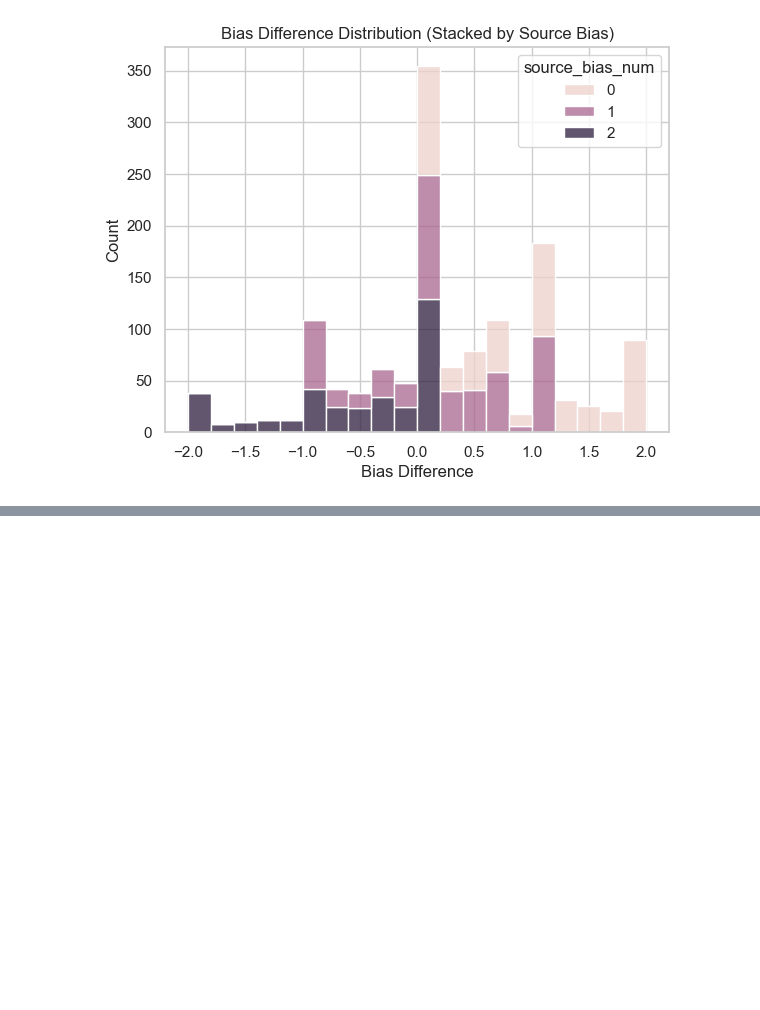
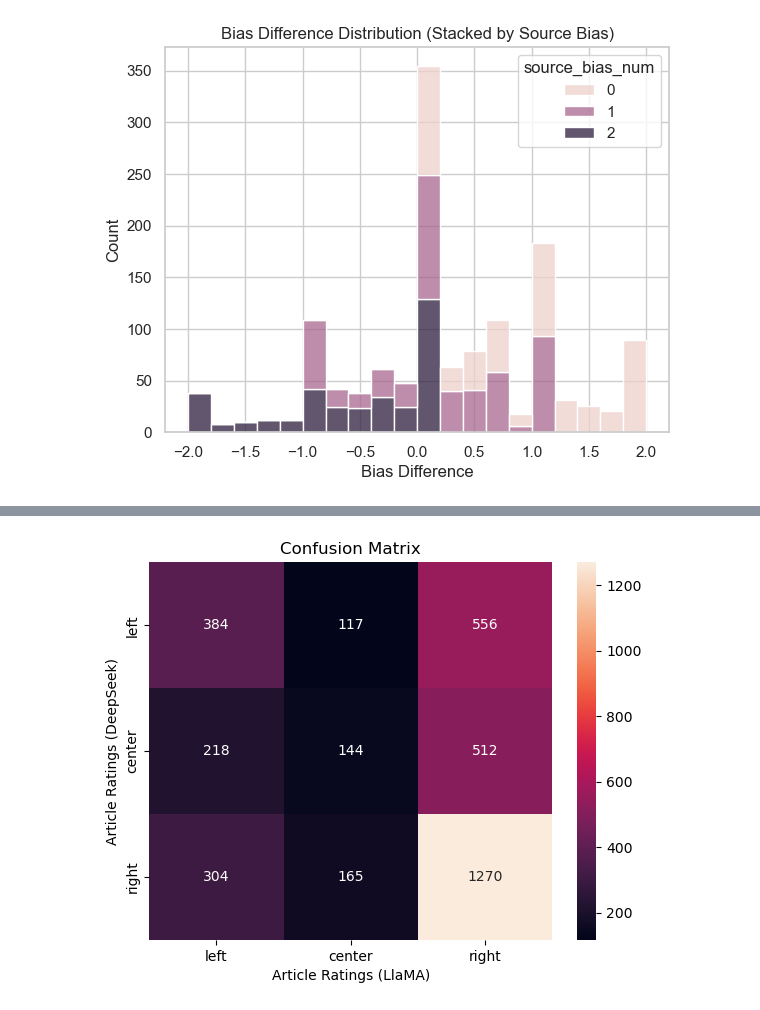
Before and after one commit to UChicago-ML-DL/30100-final, a Jupyter notebook: llama/llama.ipynb, the cells around one changed output, grey strips where cells are left out. Saved outputs shown, nothing was run; the diff lists cells and outputs as text; code cells hidden in the pictures; blank space fills up the shorter version.

```diff
--- a/llama/llama.ipynb
+++ b/llama/llama.ipynb
@@ -793,0 +889,10 @@ plt.show()
+# %%
+labels = pipeline(df_10k_cleaned["article_text"].tolist())
+
+for label in labels:
+    label["label"] = int(label["label"][-1])
+# %%
+df_labels = pd.DataFrame(labels)
+df_labels.rename(columns={"label": "llama_bias"}, inplace=True)
+df_10k_llama = pd.concat([df_10k_cleaned.reset_index(drop=True), df_labels], axis=1)
+df_10k_llama
@@ -793,0 +913,19 @@ plt.show()
+# %%
+# Remove non-english entries
+df_10k_llama = df_10k_llama[df_10k_llama["lang"] == "en"]
+# %%
+# Confusion matrix
+import matplotlib.pyplot as plt
+from sklearn.metrics import confusion_matrix
+import seaborn as sns
+
+plt.figure(figsize=(6.5, 5), dpi=100)
+
+cm = confusion_matrix(df_10k_llama["llm_bias_cat"], df_10k_llama["llama_bias"])
+sns.heatmap(cm, annot=True, fmt="d", xticklabels=["left", "center", "right"], yticklabels=["left", "center", "right"])
+plt.xlabel("Article Ratings (LlaMA)")
+plt.ylabel("Article Ratings (DeepSeek)")
+plt.title("Confusion Matrix")
+plt.show()
+# %% [output]
+[figure, added]
```
Also changed, not shown: parts of 17 cells of this notebook.
